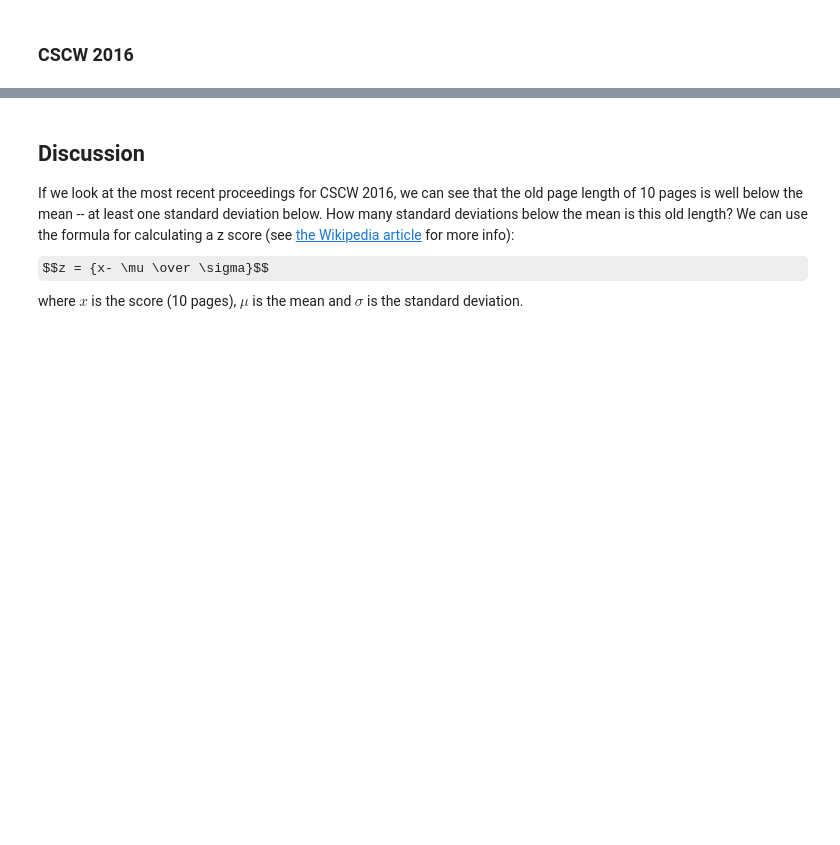
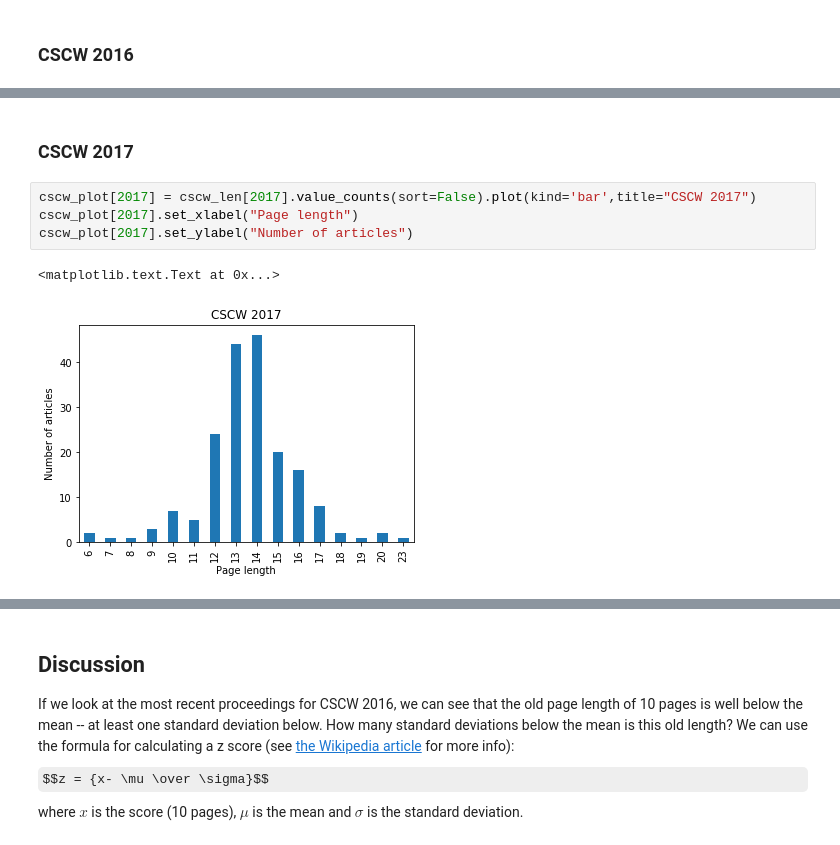
Before and after one commit to staeiou/cscw-pages, a Jupyter notebook: page-lengths-cscw.ipynb, the cells around one changed output, grey strips where cells are left out. Cells and saved outputs as stored; diff of their text form; some formulas as TeX source; blank space fills up the shorter version.

```diff
--- a/page-lengths-cscw.ipynb
+++ b/page-lengths-cscw.ipynb
@@ -214,0 +231,9 @@ dtype: float64
+# %% [markdown]
+### CSCW 2017
+# %%
+cscw_plot[2017] = cscw_len[2017].value_counts(sort=False).plot(kind='bar',title="CSCW 2017")
+cscw_plot[2017].set_xlabel("Page length")
+cscw_plot[2017].set_ylabel("Number of articles")
+# %% [output]
+<matplotlib.text.Text at 0x...>
+[figure, added]
```
Also changed, not shown: parts of 34 cells of this notebook.
